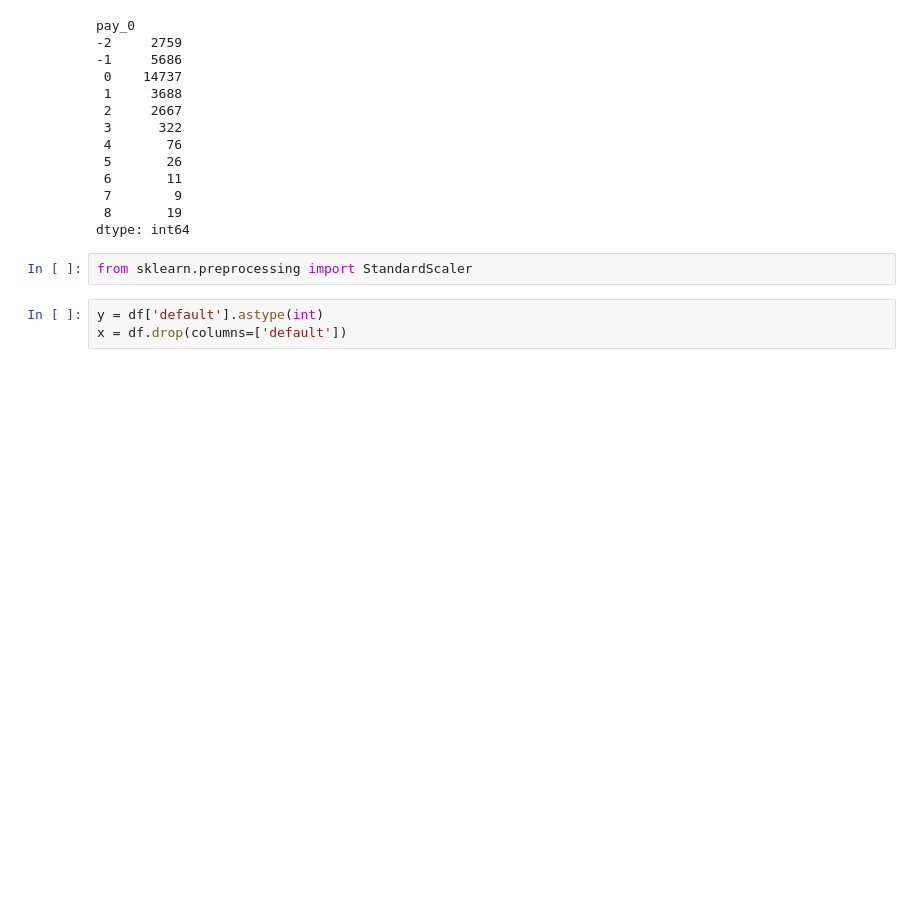
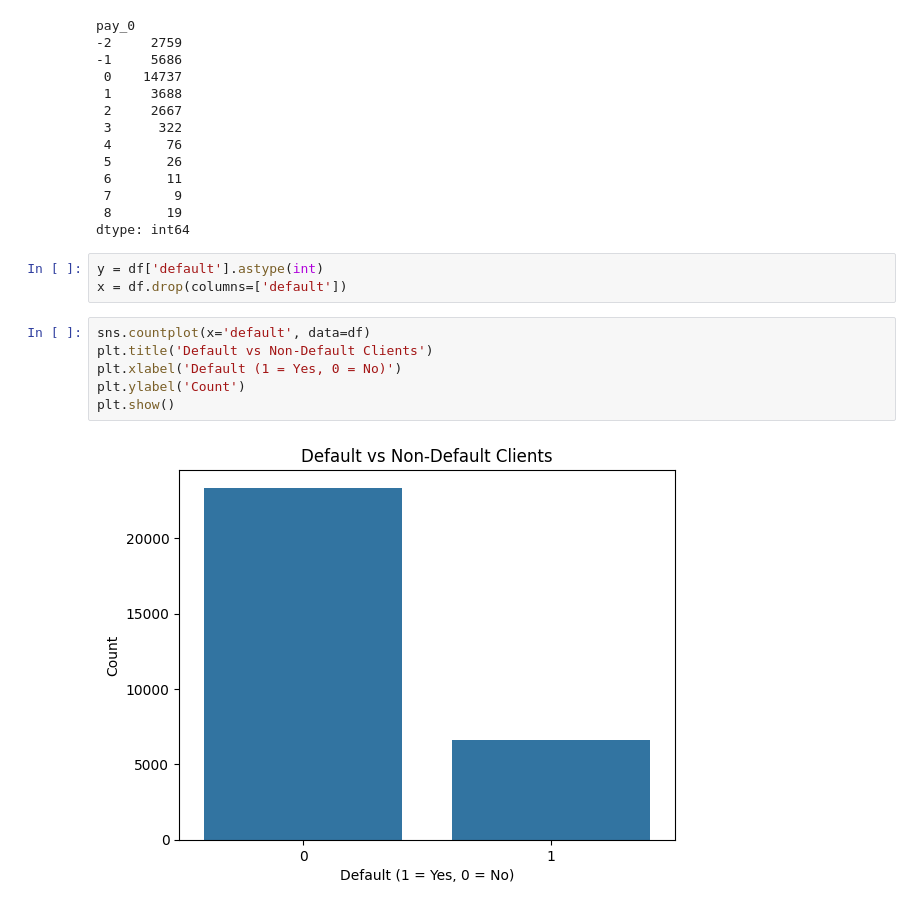
Before and after one commit to colaola20/explainable-ai, a Jupyter notebook: data_preprocessing/train_explain.ipynb, the cells around one changed output. Saved outputs shown, nothing was run; the diff lists cells and outputs as text; blank space fills up the shorter version.

Commit message:
Worked on data visualization

```diff
--- a/data_preprocessing/train_explain.ipynb
+++ b/data_preprocessing/train_explain.ipynb
@@ -191,8 +192,14 @@ pay_0
  7        9
  8       19
 dtype: int64
-# %%
-from sklearn.preprocessing import StandardScaler
 # %%
 y = df['default'].astype(int)
 x = df.drop(columns=['default'])
+# %%
+sns.countplot(x='default', data=df)
+plt.title('Default vs Non-Default Clients')
+plt.xlabel('Default (1 = Yes, 0 = No)')
+plt.ylabel('Count')
+plt.show()
+# %% [output]
+[figure, added]
```
Also changed, not shown: parts of 9 cells of this notebook.
